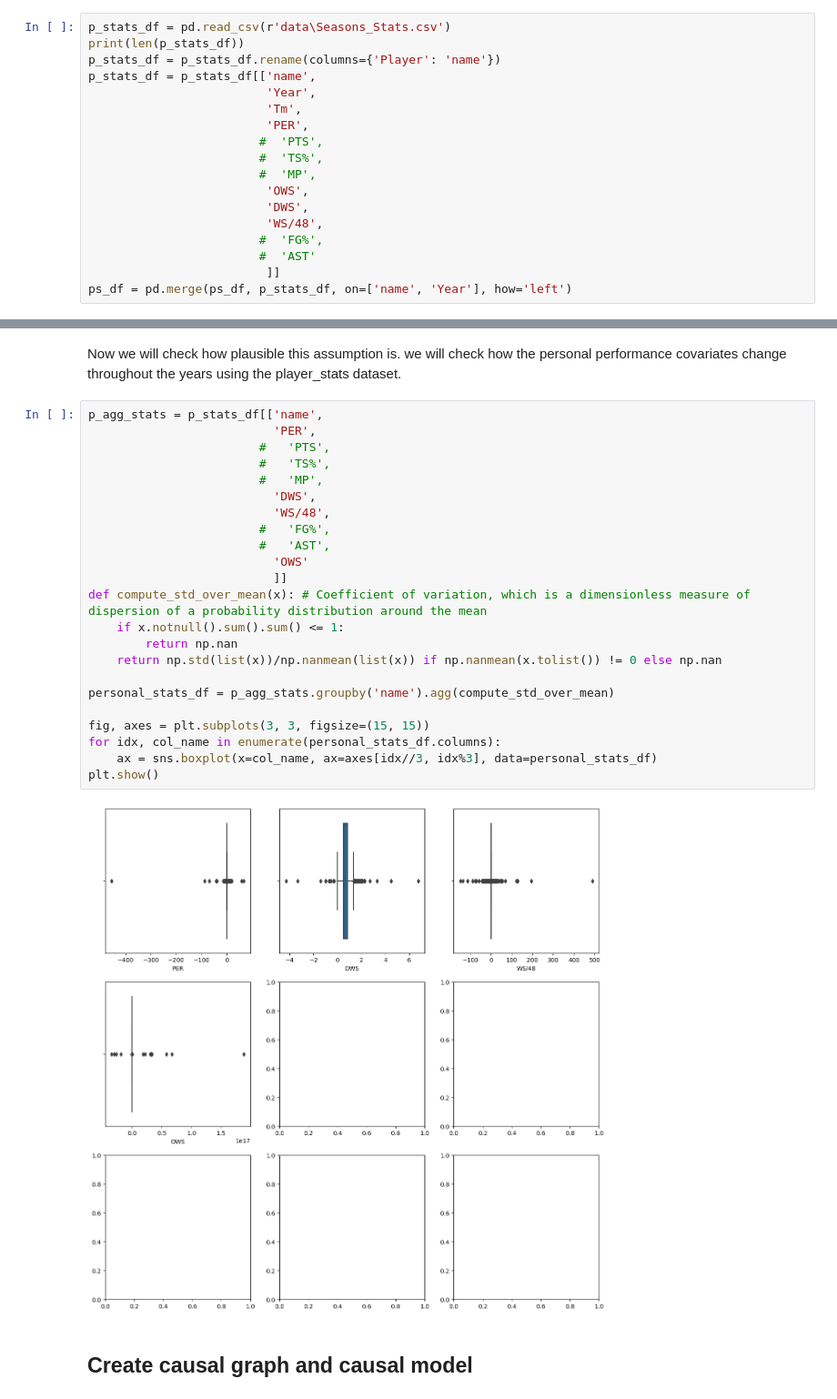
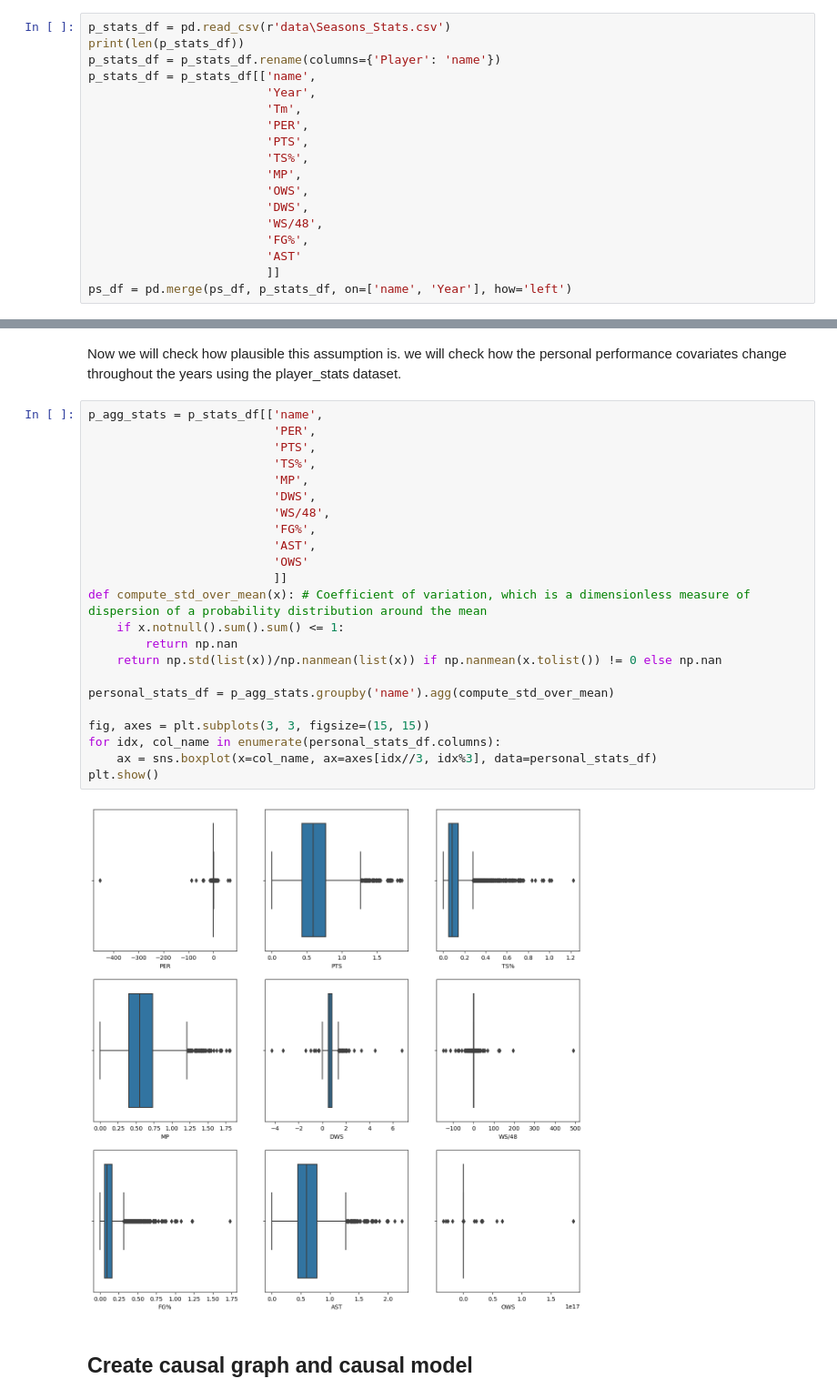
Before and after one commit to YoavMeiri/causalProject, a Jupyter notebook: code/preliminary_data_analysis.ipynb, the cells around one changed output, grey strips where cells are left out. Shown: that part at 91% size. Saved outputs shown, nothing was run; the diff lists cells and outputs as text.

```diff
--- a/code/preliminary_data_analysis.ipynb
+++ b/code/preliminary_data_analysis.ipynb
@@ -133,14 +133,14 @@ p_stats_df = p_stats_df[['name',
                          'Year',
                          'Tm',
                          'PER',
-                        #  'PTS',
-                        #  'TS%',
-                        #  'MP',
+                         'PTS',
+                         'TS%',
+                         'MP',
                          'OWS',
                          'DWS',
                          'WS/48',
-                        #  'FG%',
-                        #  'AST'
+                         'FG%',
+                         'AST'
                          ]]
 ps_df = pd.merge(ps_df, p_stats_df, on=['name', 'Year'], how='left')
 # %% [output]
@@ -335,28 +327,28 @@ Now we will check how plausible this assumption is. we will check how the person
 # %%
 p_agg_stats = p_stats_df[['name',
                           'PER',
-                        #   'PTS',
-                        #   'TS%',
-                        #   'MP',
+                          'PTS',
+                          'TS%',
+                          'MP',
                           'DWS',
                           'WS/48',
-                        #   'FG%',
-                        #   'AST',
+                          'FG%',
+                          'AST',
                           'OWS'
                           ]]
 def compute_std_over_mean(x): # Coefficient of variation, which is a dimensionless measure of dispersion of a probability distribution around the mean
     if x.notnull().sum().sum() <= 1:
         return np.nan
     return np.std(list(x))/np.nanmean(list(x)) if np.nanmean(x.tolist()) != 0 else np.nan
 
 personal_stats_df = p_agg_stats.groupby('name').agg(compute_std_over_mean)
 
 fig, axes = plt.subplots(3, 3, figsize=(15, 15))
 for idx, col_name in enumerate(personal_stats_df.columns):
     ax = sns.boxplot(x=col_name, ax=axes[idx//3, idx%3], data=personal_stats_df)
 plt.show()
 # %% [output]
-[figure, old version]
+[figure, new version]
 # %% [markdown]
 ## Create causal graph and causal model
 # %%
```
Also changed, not shown: parts of 26 cells of this notebook.
